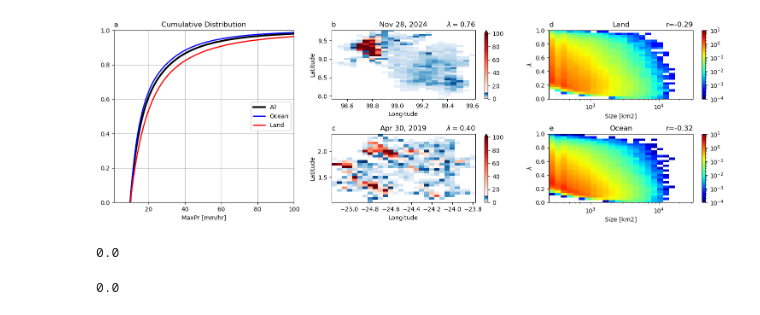
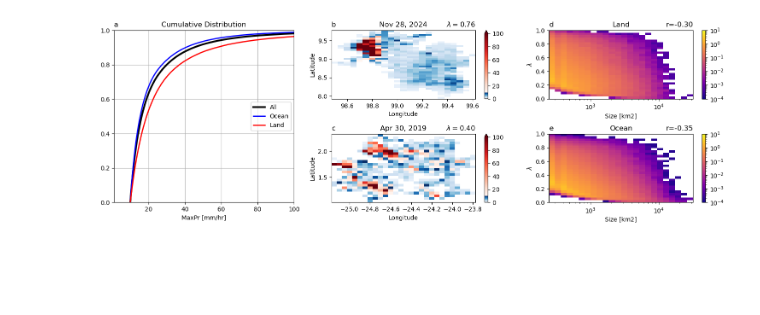
Before and after one commit to pedroanguloumana/extreme_precipitation_in_gpm, a Jupyter notebook: notebooks/nb01_CDF_Examples.ipynb, the cells around one changed output. Drawn from its saved outputs; the diff is of its cells as text; code cells hidden in the pictures; blank space fills up the shorter version.

```diff
--- a/notebooks/nb01_CDF_Examples.ipynb
+++ b/notebooks/nb01_CDF_Examples.ipynb
@@ -18,3 +21,5 @@ from src.plotting import *
+# %%
+pf_stats = load_global_pf_stats()
 # %%
 
 #
@@ -102,7 +107,7 @@ for i, (ax, regime) in enumerate(zip(ax_list, regime_list)):
 #
 ax = fig.add_subplot(gs[0, 2])
 area = pf_stats[is_land_id]['num_pixels'] * 25
-loc = pf_stats[is_land_id][f'rainiest_{CORE_THRESH}mmhr_cluster_precip_8conn']/pf_stats[is_land_id]['total_precip']
+loc = pf_stats[is_land_id][f'rainiest_10mmhr_cluster_precip_8conn']/pf_stats[is_land_id]['total_precip']
 area_bins = np.logspace(np.log10(250), 4.5, 25)
 loc_bins = np.linspace(0, 1, 30)
 count = binned_statistic_2d(
@@ -119,7 +124,7 @@ c = (
         x_mesh,
         y_mesh,
         pdf,
-        cmap=plt.cm.jet,
+        cmap=plt.cm.plasma,
         norm=colors.LogNorm(vmin=1e-4, vmax=1e1)
     )
 )
@@ -142,7 +147,7 @@ ax.set_title(f'r={r_val_land:.2f}', loc='right')
 #
 ax = fig.add_subplot(gs[1, 2])
 area = pf_stats[is_ocean_id]['num_pixels'] * 25
-loc = pf_stats[is_ocean_id][f'rainiest_{CORE_THRESH}mmhr_cluster_precip_8conn']/pf_stats[is_ocean_id]['total_precip']
+loc = pf_stats[is_ocean_id][f'rainiest_10mmhr_cluster_precip_8conn']/pf_stats[is_ocean_id]['total_precip']
 area_bins = np.logspace(np.log10(250), 4.5, 25)
 loc_bins = np.linspace(0, 1, 30)
 count = binned_statistic_2d(
@@ -155,40 +160,32 @@ count = binned_statistic_2d(
 pdf = 100*count / count.sum()
 x_mesh, y_mesh = np.meshgrid(area_bins, loc_bins)
 c = (
     ax.pcolormesh(
         x_mesh,
         y_mesh,
         pdf,
-        cmap=plt.cm.jet,
+        cmap=plt.cm.plasma,
         norm=colors.LogNorm(vmin=1e-4, vmax=1e1)
     )
 )
 
 # Compute Pearson's r for ocean (area vs. loc) and place in title (right)
 r_val_ocean, p_val_ocean = pearsonr(area, loc)
 
 fig.colorbar(c)
 ax.set_xscale('log')
 ax.set_xlim(area_bins.min(), area_bins.max())
 ax.set_xlabel(r'Size [km2]')
 ax.set_ylabel(r'$\lambda$')
 ax.set_title('PDF [%]')
 ax.set_title('e', loc='left')
 ax.set_title('Ocean', loc='center')
 ax.set_title(f'r={r_val_ocean:.2f}', loc='right')
 
 #
 # Final figure params
 #
 fig.tight_layout(pad=1)
 save_figure(fig, 'Fig01_CDFandExamplePS')
 # %% [output]
-[figure, old version]
+[figure, new version]
-# %%
-p_val_land
-# %% [output]
-0.0
-# %%
-p_val_ocean
-# %% [output]
-0.0
```
Also changed, not shown: parts of 1 cell of this notebook, 10 other files.
